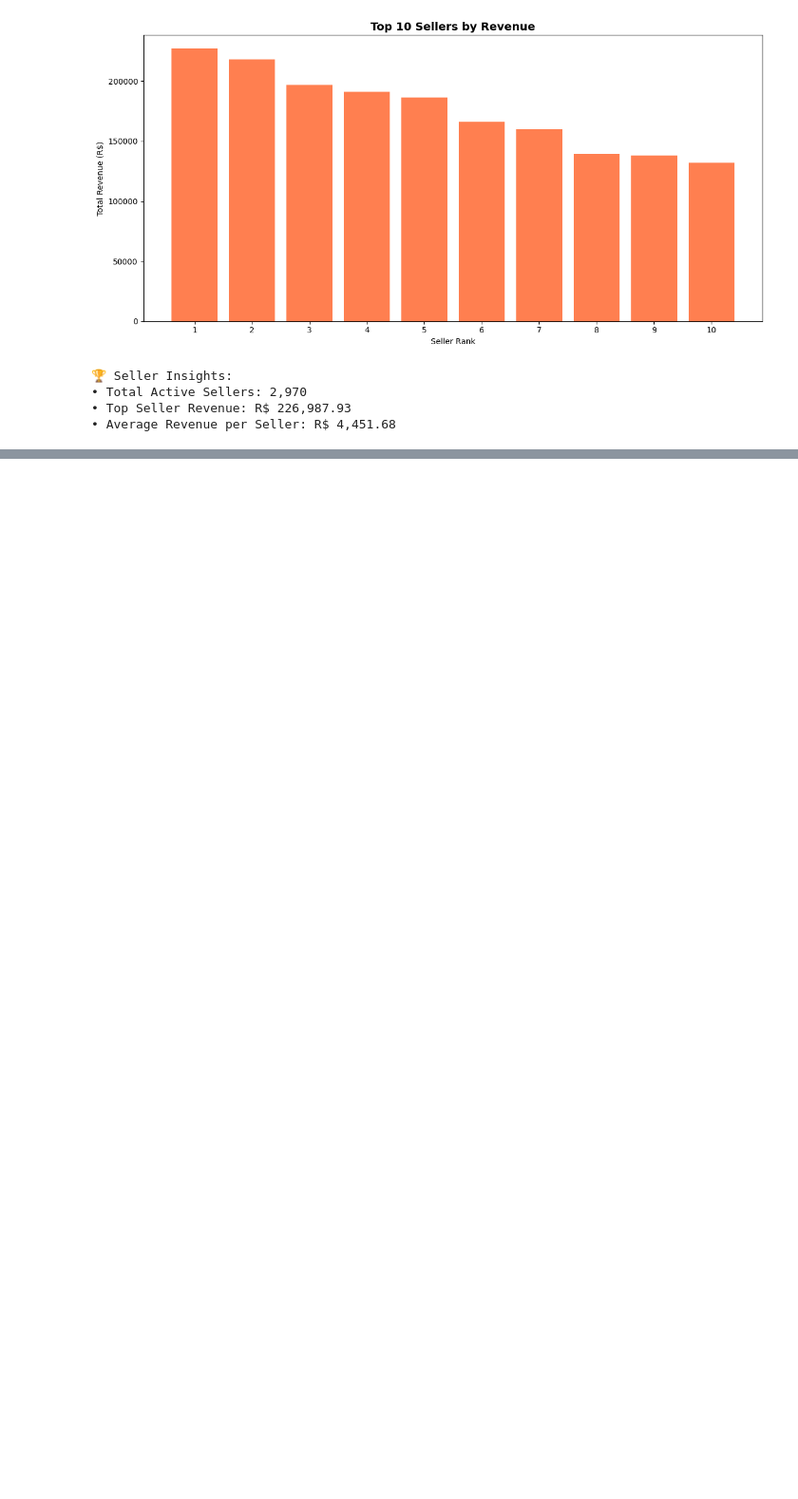
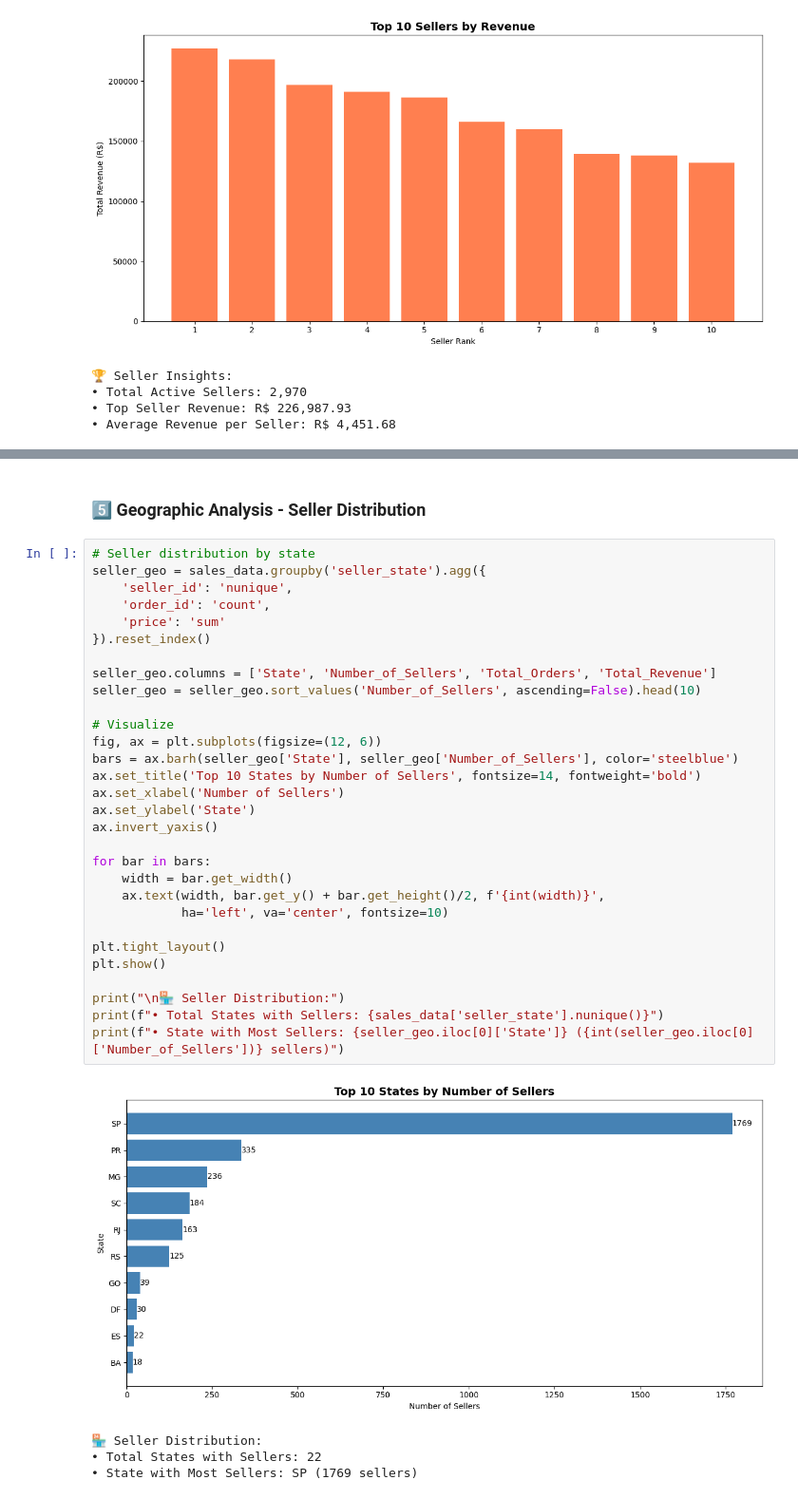
Before and after one commit to chinmay-on-code/ecom-sales-analysis, a Jupyter notebook: EDA.ipynb, the cells around one changed output, grey strips where cells are left out. Shown at 95% size. Drawn from its saved outputs; the diff is of its cells as text; blank space fills up the shorter version.

```diff
--- a/EDA.ipynb
+++ b/EDA.ipynb
@@ -195,0 +233,37 @@ print(f"• Average Revenue per Seller: R$ {sales_data.groupby('seller_id')['pri
+# %% [markdown]
+### 5️⃣ Geographic Analysis - Seller Distribution
+# %%
+# Seller distribution by state
+seller_geo = sales_data.groupby('seller_state').agg({
+    'seller_id': 'nunique',
+    'order_id': 'count',
+    'price': 'sum'
+}).reset_index()
+
+seller_geo.columns = ['State', 'Number_of_Sellers', 'Total_Orders', 'Total_Revenue']
+seller_geo = seller_geo.sort_values('Number_of_Sellers', ascending=False).head(10)
+
+# Visualize
+fig, ax = plt.subplots(figsize=(12, 6))
+bars = ax.barh(seller_geo['State'], seller_geo['Number_of_Sellers'], color='steelblue')
+ax.set_title('Top 10 States by Number of Sellers', fontsize=14, fontweight='bold')
+ax.set_xlabel('Number of Sellers')
+ax.set_ylabel('State')
+ax.invert_yaxis()
+
+for bar in bars:
+    width = bar.get_width()
+    ax.text(width, bar.get_y() + bar.get_height()/2, f'{int(width)}',
+            ha='left', va='center', fontsize=10)
+
+plt.tight_layout()
+plt.show()
+
+print("\n🏪 Seller Distribution:")
+print(f"• Total States with Sellers: {sales_data['seller_state'].nunique()}")
+print(f"• State with Most Sellers: {seller_geo.iloc[0]['State']} ({int(seller_geo.iloc[0]['Number_of_Sellers'])} sellers)")
+# %% [output]
+[figure, added]
+🏪 Seller Distribution:
+• Total States with Sellers: 22
+• State with Most Sellers: SP (1769 sellers)
```
Also changed, not shown: parts of 2 cells of this notebook.
